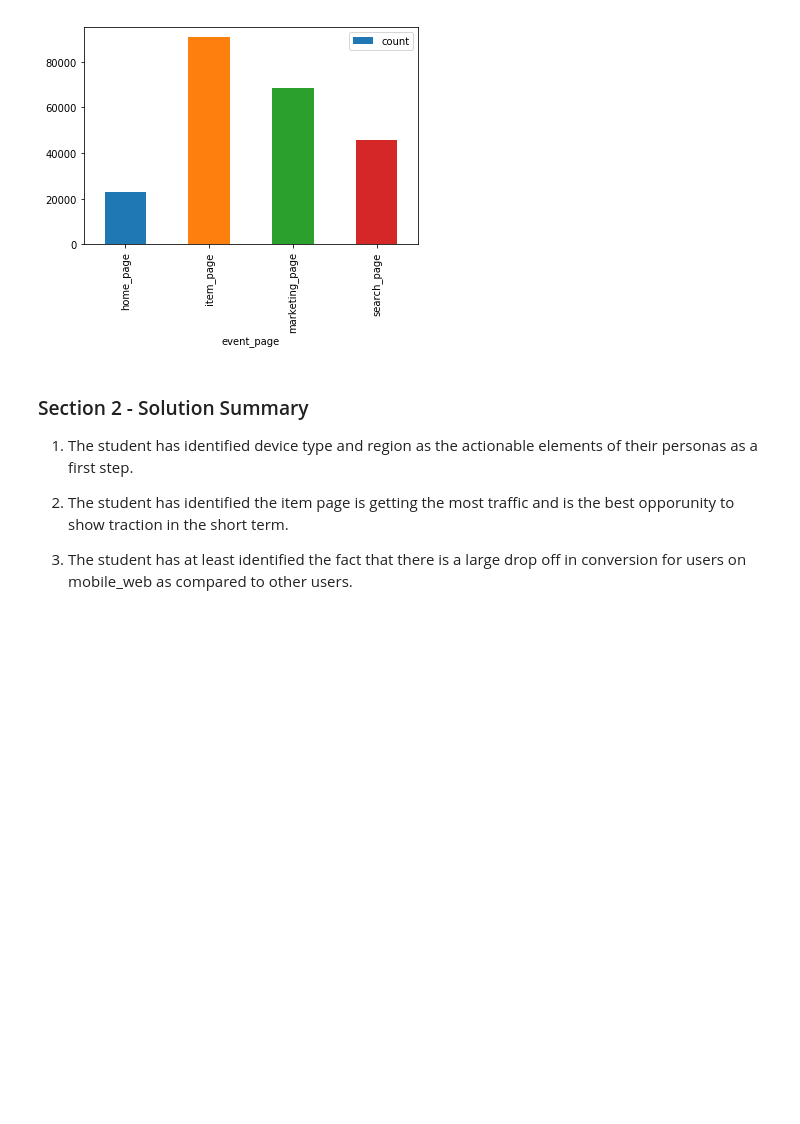
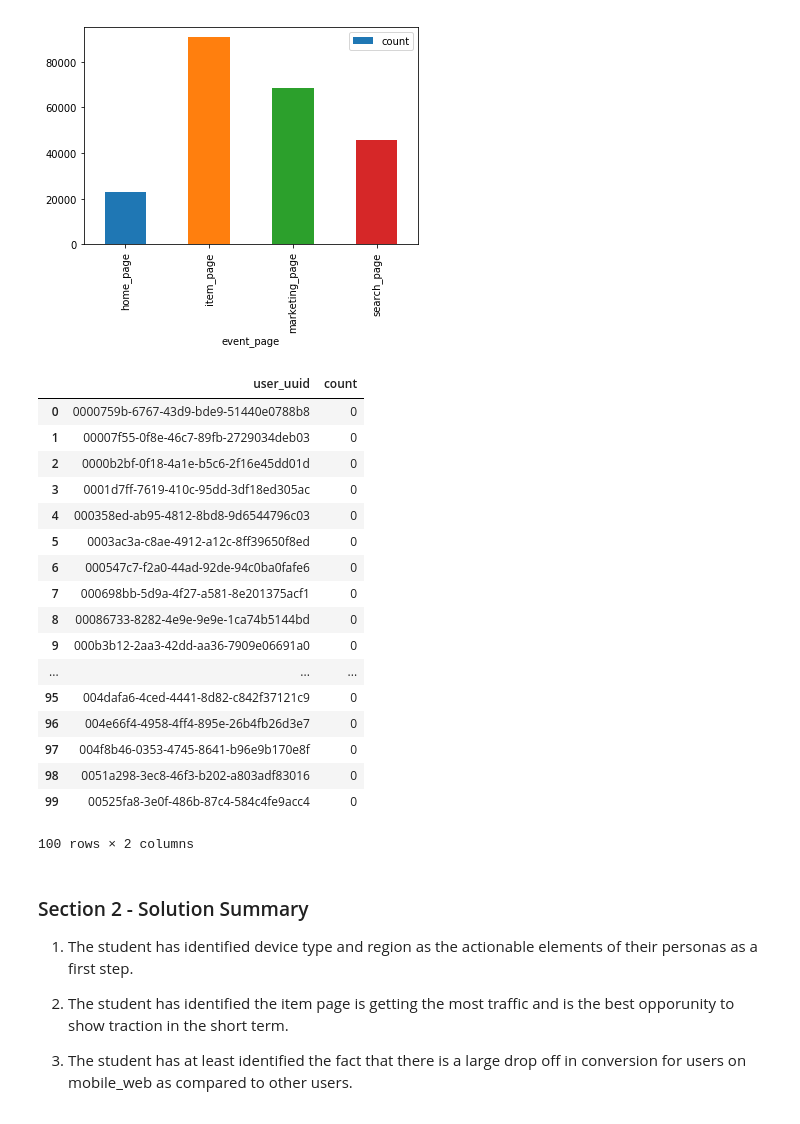
Before and after one commit to d43pan/nanodegree-data-products-course-3, a Jupyter notebook: dpmnd_c3_solutions.ipynb, the cells around one changed output. Saved outputs shown, nothing was run; the diff lists cells and outputs as text; code cells hidden in the pictures; blank space fills up the shorter version.

```diff
--- a/dpmnd_c3_solutions.ipynb
+++ b/dpmnd_c3_solutions.ipynb
@@ -373,6 +399,31 @@ landings.plot(x='event_page', y='count', kind='bar')
 # %% [output]
 <matplotlib.axes._subplots.AxesSubplot at 0x...>
 [figure]
+# %%
+#Repeat Purchasers by Region
+
+repeats = df.groupby('user_uuid')['event_type'].apply(lambda x: (x == 'purchase').sum()).reset_index(name='count')
+
+#repeats.plot(x='event_page', y='count', kind='bar')
+# %% [output]
+|  | user_uuid | count |
+| 0 | 0000759b-6767-43d9-bde9-51440e0788b8 | 0 |
+| 1 | 00007f55-0f8e-46c7-89fb-2729034deb03 | 0 |
+| 2 | 0000b2bf-0f18-4a1e-b5c6-2f16e45dd01d | 0 |
+| 3 | 0001d7ff-7619-410c-95dd-3df18ed305ac | 0 |
+| 4 | 000358ed-ab95-4812-8bd8-9d6544796c03 | 0 |
+| 5 | 0003ac3a-c8ae-4912-a12c-8ff39650f8ed | 0 |
+| 6 | 000547c7-f2a0-44ad-92de-94c0ba0fafe6 | 0 |
+| 7 | 000698bb-5d9a-4f27-a581-8e201375acf1 | 0 |
+| 8 | 00086733-8282-4e9e-9e9e-1ca74b5144bd | 0 |
+| 9 | 000b3b12-2aa3-42dd-aa36-7909e06691a0 | 0 |
+| ... | ... | ... |
+| 95 | 004dafa6-4ced-4441-8d82-c842f37121c9 | 0 |
+| 96 | 004e66f4-4958-4ff4-895e-26b4fb26d3e7 | 0 |
+| 97 | 004f8b46-0353-4745-8641-b96e9b170e8f | 0 |
+| 98 | 0051a298-3ec8-46f3-b202-a803adf83016 | 0 |
+| 99 | 00525fa8-3e0f-486b-87c4-584c4fe9acc4 | 0 |
+100 rows × 2 columns
 # %% [markdown]
 ### Section 2 - Solution Summary
 
```
Also changed, not shown: parts of 6 cells of this notebook, 1 other file.
